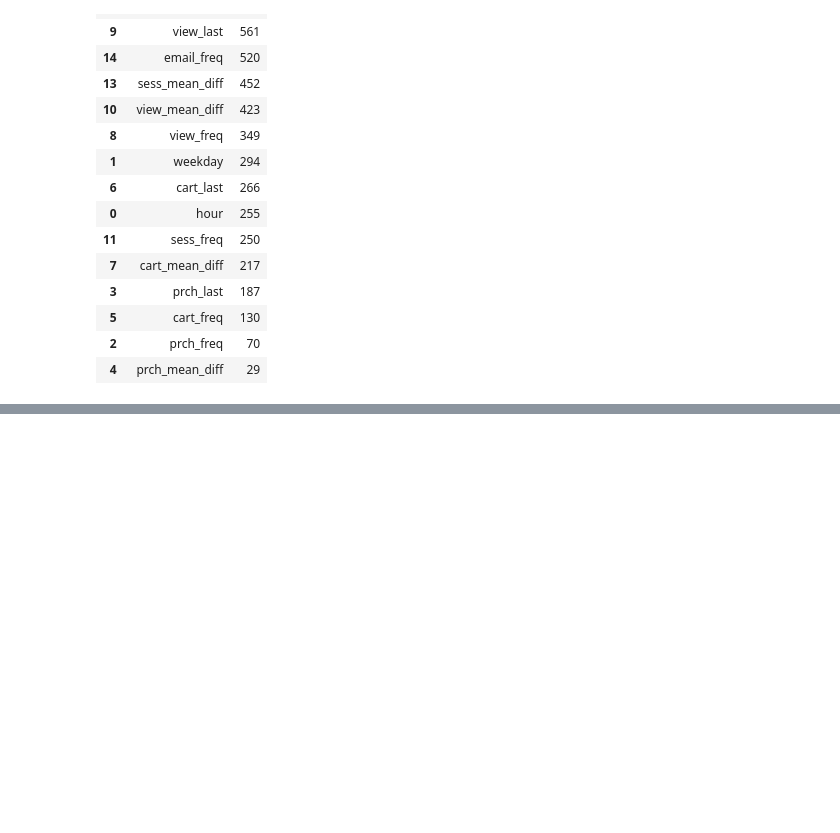
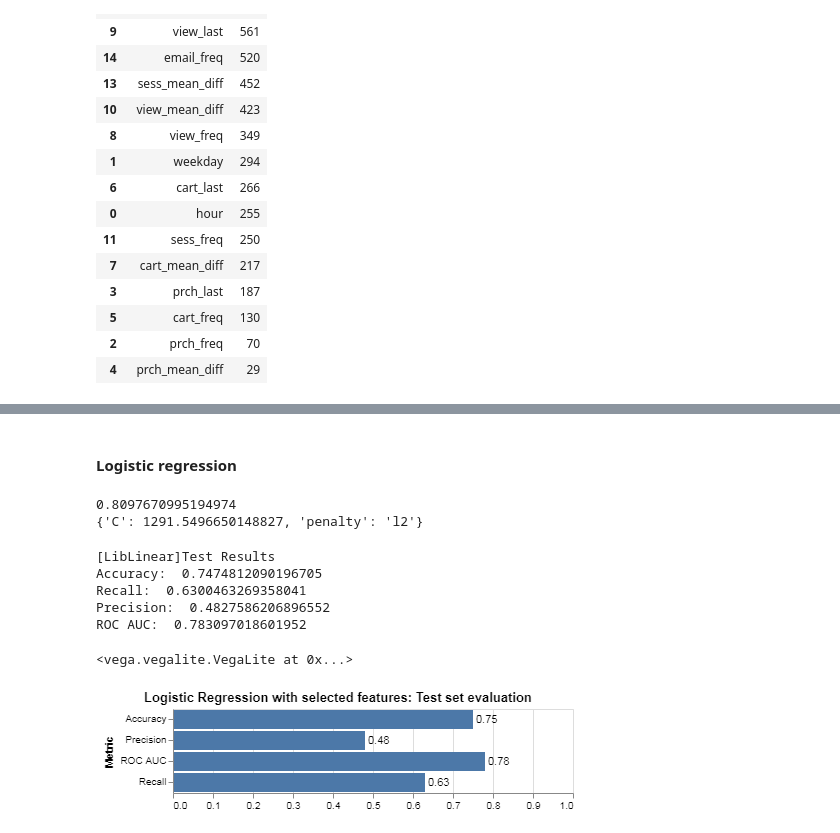
Before and after one commit to koseihamadako/STO, a Jupyter notebook: 1.Binary classification.ipynb, the cells around one changed output, grey strips where cells are left out. Drawn from its saved outputs; the diff is of its cells as text; code cells hidden in the pictures; blank space fills up the shorter version.

```diff
--- a/1.Binary classification.ipynb
+++ b/1.Binary classification.ipynb
@@ -449,8 +439,9 @@ Precision:  0.5579086697551291
 ROC AUC:  0.8308758406299817
 [Parallel(n_jobs=1)]: Done 380 out of 380 | elapsed:    1.0s finished
 # %%
-var_imp_clf_rf = pd.DataFrame({'vars': X_train_sm.columns,'imp':clf_rf.feature_importances_})
-var_imp_clf_rf.sort_values(by='imp',ascending=False)
+var_imp_clf_rf_final = pd.DataFrame({'vars': X_train_sm.columns,'imp':clf_rf.feature_importances_})
+var_imp_clf_rf_final.sort_values(by='imp',ascending=False, inplace=True)
+var_imp_clf_rf_final
 # %% [output]
 |  | vars | imp |
 | 14 | email_freq | 0.244642 |
@@ -805,0 +812,75 @@ bars + text
+# %%
+# create subset suggested by tuned RF feature_importance
+# arbitrary threshold 0.04
+
+X_train_fs = X_train_sm[list(var_imp_clf_rf_final[var_imp_clf_rf_final.imp>0.04].vars)]
+X_test_fs = X_test[list(var_imp_clf_rf_final[var_imp_clf_rf_final.imp>0.04].vars)]
+# %% [markdown]
+#### Logistic regression
+# %%
+# Training RF with selected features
+
+from sklearn.model_selection import GridSearchCV, RandomizedSearchCV
+
+clf_lr = LogisticRegression()
+
+CV_SSS = StratifiedShuffleSplit(n_splits=5, test_size=0.33, random_state=rnd)
+
+lr_param_grid = {
+                  'C':np.logspace(0, 4, 10),
+                  'penalty' : ['l1', 'l2']
+                 }
+
+random_grid_lr_CV = GridSearchCV(clf_lr,
+                                        lr_param_grid,
+                                        scoring = 'roc_auc',
+                                        cv = CV_SSS)
+random_grid_lr_CV.fit(X_train_fs, Y_train_sm)
+print(random_grid_lr_CV.best_score_)
+print(random_grid_lr_CV.best_params_)
+# %% [output]
+0.8097670995194974
+{'C': 1291.5496650148827, 'penalty': 'l2'}
+# %%
+# LogisticRegression
+clf_lr = LogisticRegression(C=1291.55,penalty='l2', random_state=rnd,verbose=1)
+clf_lr.fit(X_train_fs, Y_train_sm)
+
+print('Test Results')
+print("Accuracy: ",clf_lr.score(X_test_fs, y_test))
+print("Recall: ",recall_score(y_test, clf_lr.predict(X_test_fs)))
+print("Precision: ",precision_score(y_test, clf_lr.predict(X_test_fs)))
+print("ROC AUC: ",roc_auc_score(y_test_transformed, clf_lr.predict_proba(X_test_fs), average='weighted'))
+# %% [output]
+[LibLinear]Test Results
+Accuracy:  0.7474812090196705
+Recall:  0.6300463269358041
+Precision:  0.4827586206896552
+ROC AUC:  0.783097018601952
+# %%
+data = pd.DataFrame({
+    'a': ['Accuracy','Recall','Precision','ROC AUC'],
+    'b': [round(clf_lr.score(X_test_fs, y_test),2),
+          round(recall_score(y_test, clf_lr.predict(X_test_fs)),2),
+          round(precision_score(y_test, clf_lr.predict(X_test_fs)),2),
+          round(roc_auc_score(y_test_transformed, clf_lr.predict_proba(X_test_fs),
+                                average='weighted'),2)]
+})
+
+bars = alt.Chart(data).mark_bar().encode(
+    alt.X('b',scale=alt.Scale(domain=(0, 1)),axis=alt.Axis(title='')),
+    alt.Y('a',axis=alt.Axis(title='Metric')),
+).properties(title='Logistic Regression with selected features: Test set evaluation')
+
+text = bars.mark_text(
+    align='left',
+    baseline='middle',
+    dx=3
+).encode(
+    text='b'
+)
+
+bars + text
+# %% [output]
+<vega.vegalite.VegaLite at 0x...>
+[figure, added]
```
Also changed, not shown: parts of 15 cells of this notebook.
